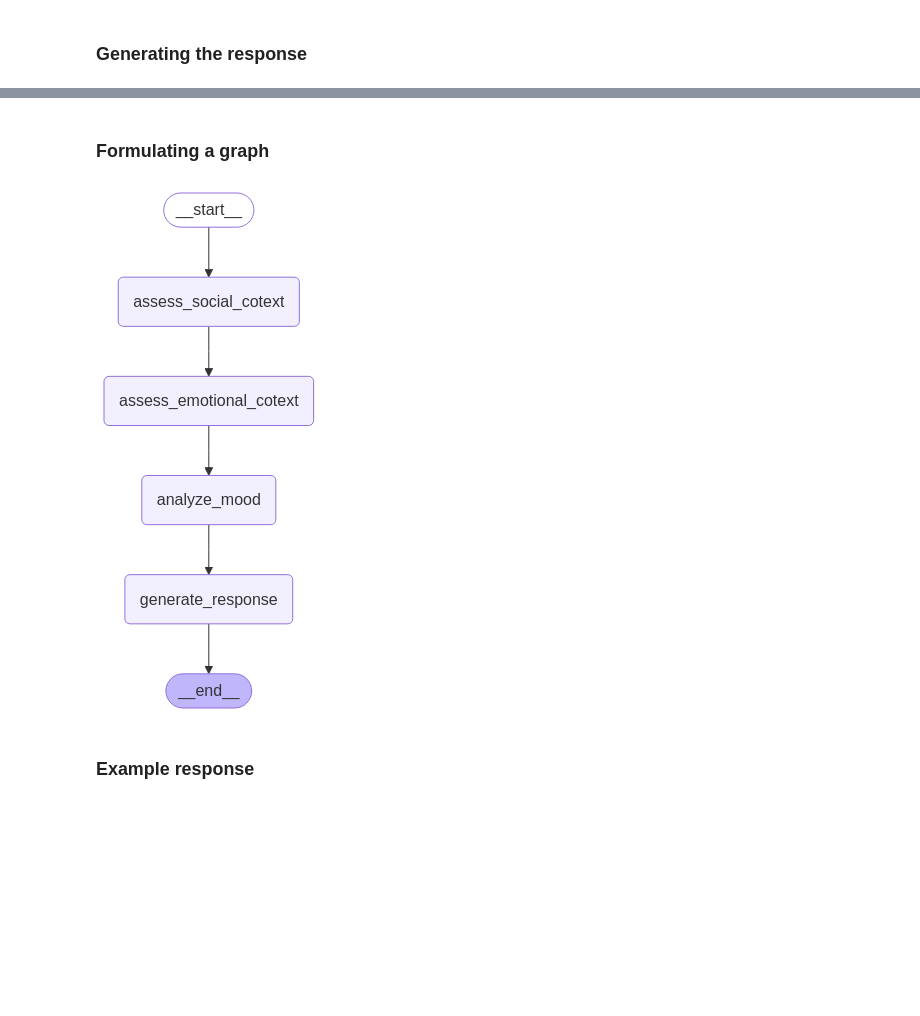
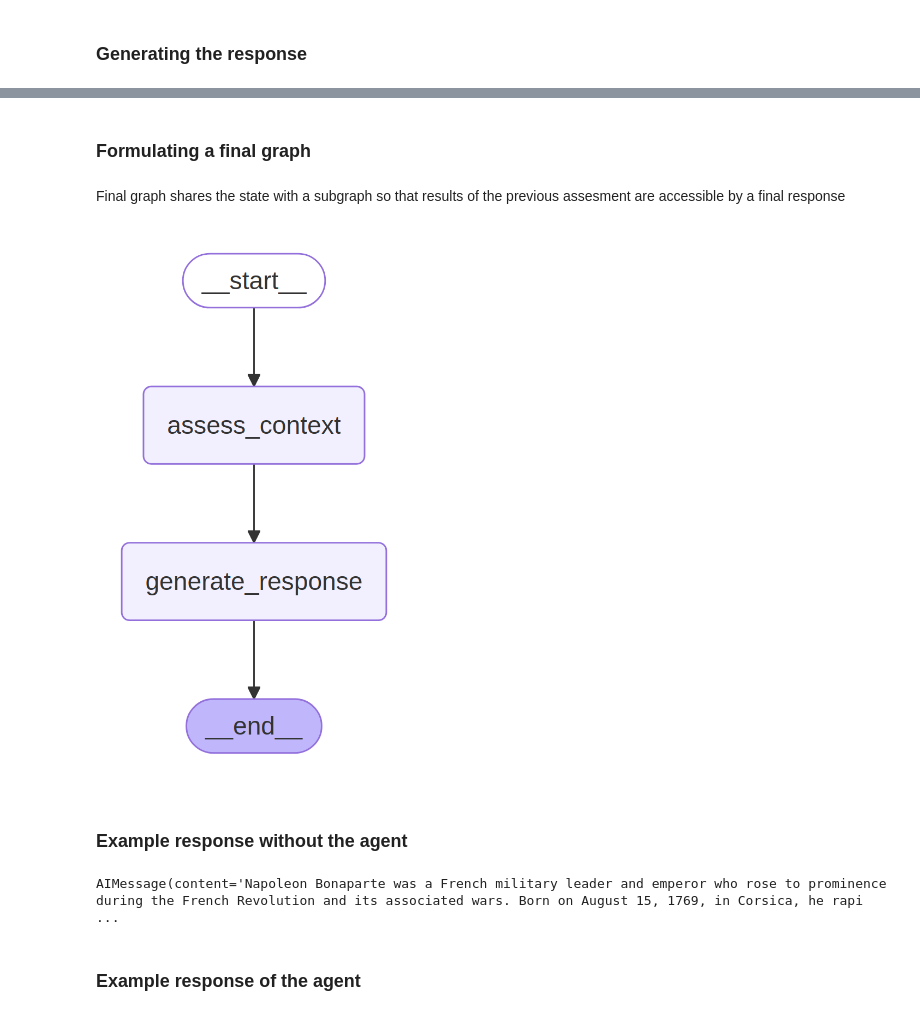
Before and after one commit to rysiekkacperski/neuroadventure_api, a Jupyter notebook: concepts/1. children_chat.ipynb, the cells around one changed output, grey strips where cells are left out. Drawn from its saved outputs; the diff is of its cells as text; code cells hidden in the pictures; blank space fills up the shorter version.

Commit message:
Conceptual work: adding a parallel execution and divide the logic on a subgraph

```diff
--- a/concepts/1. children_chat.ipynb
+++ b/concepts/1. children_chat.ipynb
@@ -213,14 +217,14 @@ def generate_response(state: ChildState):
             - Current mood of a child is: {mood}
             - If mood is 'sad', 'nervous', or 'irritated': Generate a calming, validating, supportive message.
             - If mood is 'happy' or 'curious': Generate a praising, encouraging, engaging message.
-            - If mood is 'neutral', generate message which will try changin the mood to 'happy' or 'curious'.
+            - If mood is 'neutral', generate message which will try changing the mood to 'happy' or 'curious'.
             - If Social Context Present is False (Current state: {social_context}): Make the response have a question
                 which would cause a child to share experienced social scenario but if there is a factual question/statement in place also respond clearly.
                 The question should be connected with a factual question/statement and very precise (about one concrete social scenario).
             - If Emotional Context Present is False (Current state: {emotional_context}): Make the response have a question or statement
                 which would cause a child to share experienced emotions but if there is a factual question/statement in place also respond clearly.
                 The question should be connected with a factual question/statement and very precise (about one concrete emotion).
-            - If both contexts are False, you can combine the questions or choose one.
+            - If both contexts are False, you can ONLY choose one question.
             - Address the child by name ({name}) occasionally.
             - Respond ONLY in language: {language}.
 
@@ -247,0 +256,23 @@ def generate_response(state: ChildState):
+# %%
+import nest_asyncio
+from langchain_core.runnables.graph import MermaidDrawMethod
+
+nest_asyncio.apply() # Required for Jupyter Notebook to run async functions
+
+asssessment_workflow = StateGraph(ChildState)
+
+asssessment_workflow.add_node("assess_social_cotext", assess_social_context)
+asssessment_workflow.add_node("assess_emotional_cotext", assess_emotional_context)
+asssessment_workflow.add_node("analyze_mood", analyze_mood)
+
+asssessment_workflow.add_edge(START, "assess_social_cotext")
+asssessment_workflow.add_edge(START, "assess_emotional_cotext")
+asssessment_workflow.add_edge(START, "analyze_mood")
+asssessment_workflow.add_edge("assess_social_cotext", END)
+asssessment_workflow.add_edge("assess_emotional_cotext", END)
+asssessment_workflow.add_edge("analyze_mood", END)
+
+assesment_graph = asssessment_workflow.compile()
+display(Image(assesment_graph.get_graph().draw_mermaid_png(
+  draw_method=MermaidDrawMethod.PYPPETEER,
+)))
@@ -248,22 +281,28 @@ def generate_response(state: ChildState):
 # %% [markdown]
-### Formulating a graph
+### Formulating a final graph
+# %% [markdown]
+Final graph shares the state with a subgraph so that results of the previous assesment are accessible by a final response
 # %%
 workflow = StateGraph(ChildState)
-workflow.add_node("assess_social_cotext", assess_social_context)
-workflow.add_node("assess_emotional_cotext", assess_emotional_context)
-workflow.add_node("analyze_mood", analyze_mood)
+workflow.add_node("assess_context", assesment_graph)
 workflow.add_node("generate_response", generate_response)
 
-workflow.add_edge(START, "assess_social_cotext")
-workflow.add_edge("assess_social_cotext", "assess_emotional_cotext")
-workflow.add_edge("assess_emotional_cotext", "analyze_mood")
-workflow.add_edge("analyze_mood", "generate_response")
+workflow.add_edge(START, "assess_context")
+workflow.add_edge("assess_context", "generate_response")
 workflow.add_edge("generate_response", END)
 
 memory = MemorySaver()
 graph = workflow.compile(checkpointer=memory)
-display(Image(graph.get_graph().draw_mermaid_png()))
+display(Image(graph.get_graph().draw_mermaid_png(
+  draw_method=MermaidDrawMethod.PYPPETEER,
+)))
 # %% [output]
-[figure, old version]
+[figure, new version]
+# %% [markdown]
+### Example response without the agent
+# %%
+llm.invoke("Who was Napoleon Bonaparte?")
+# %% [output]
+AIMessage(content='Napoleon Bonaparte was a French military leader and emperor who rose to prominence during the French Revolution and its associated wars. Born on August 15, 1769, in Corsica, he rapi ...
 # %% [markdown]
-### Example response
+### Example response of the agent
```
Also changed, not shown: parts of 8 cells of this notebook, 2 other files.
